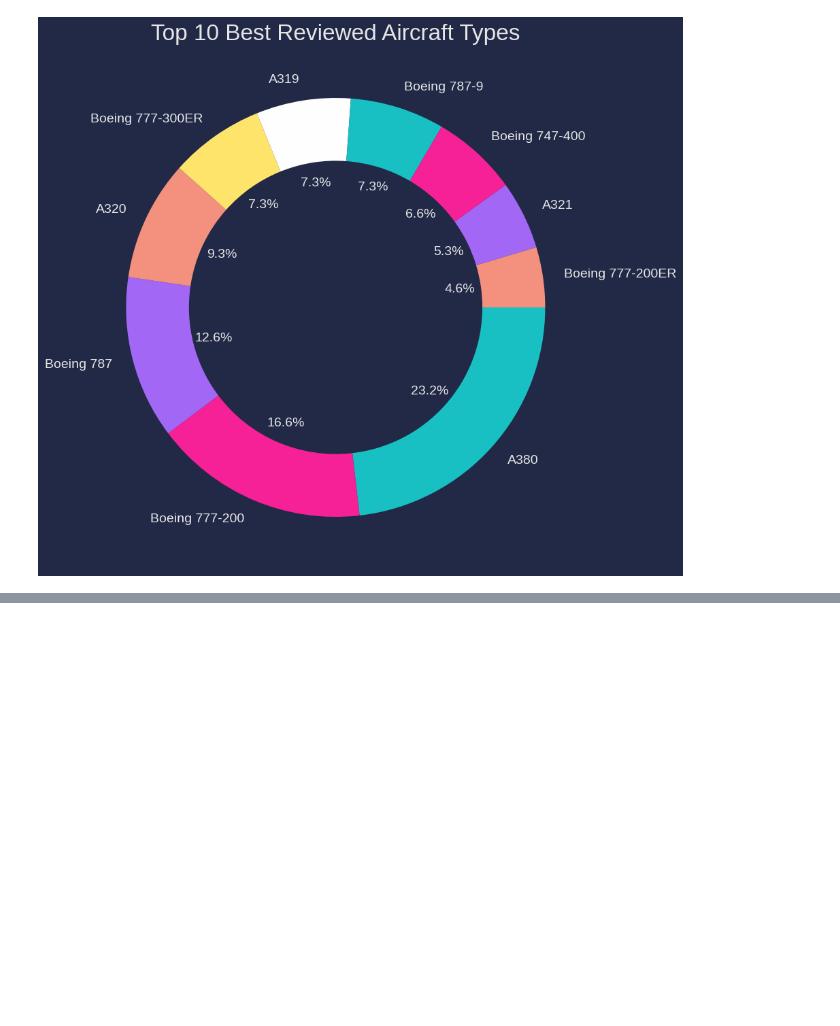
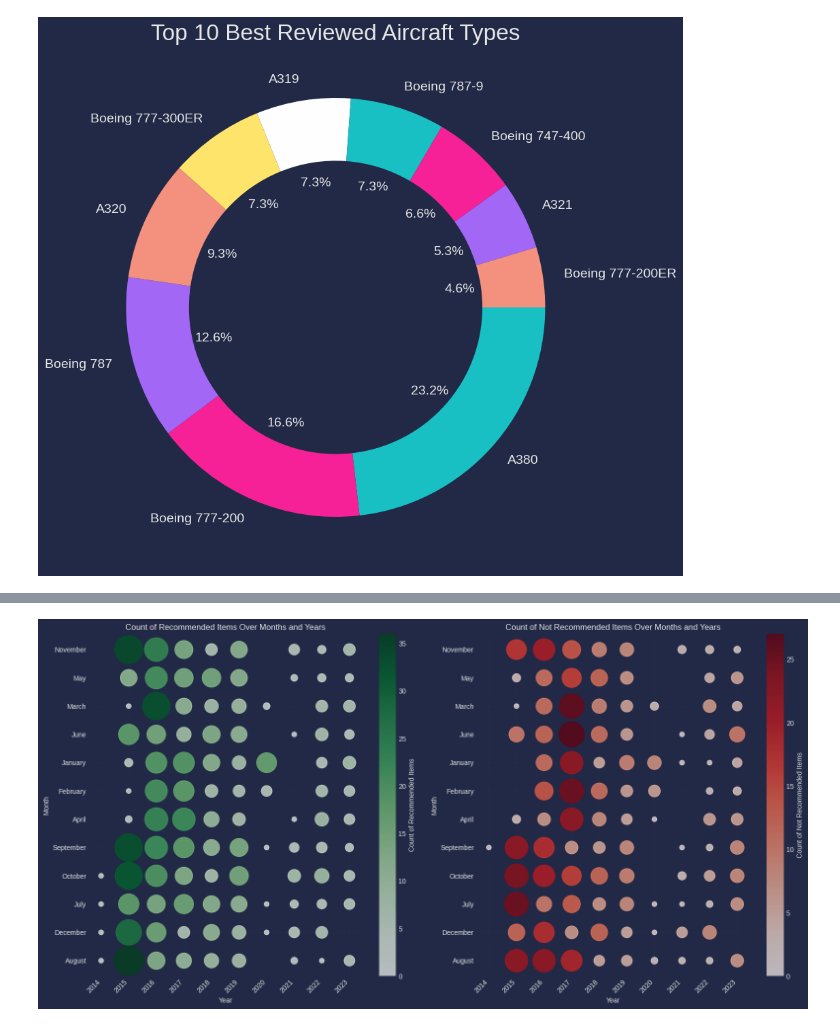
Before and after one commit to FlossyMaze/Airline-Customer-Review-Analysis, a Jupyter notebook: Task1 - WebScraping/Visualize_ReviewData.ipynb, the cells around one changed output, grey strips where cells are left out. Saved outputs shown, nothing was run; the diff lists cells and outputs as text; code cells hidden in the pictures; blank space fills up the shorter version.

```diff
--- a/Task1 - WebScraping/Visualize_ReviewData.ipynb
+++ b/Task1 - WebScraping/Visualize_ReviewData.ipynb
@@ -274,0 +278,14 @@ plt.show()
+# %%
+df = df.dropna(subset=['date_flown'])
+
+# Convert 'date_flown' to datetime format
+df['date_flown'] = pd.to_datetime(df['date_flown'], format='%B %Y')
+
+df['month'] = df['date_flown'].dt.month_name()
+df['year'] = df['date_flown'].dt.year
+
+# Group by year, month, and recommended
+grouped_data = df.groupby(['year', 'month', 'recommended']).size().unstack(fill_value=0).reset_index()
+
+# Calculate total count of items (recommended + not recommended) for each month
+grouped_data['total_count'] = grouped_data[0] + grouped_data[1]
@@ -274,0 +308,57 @@ plt.show()
+# %%
+# Set up the bubble chart
+fig, (ax1, ax2) = plt.subplots(1, 2, figsize=(16, 8))
+
+# Scatter plot with bubble size representing the count of recommended items - Green Color
+scatter1 = ax1.scatter(
+    grouped_data['year'],
+    grouped_data['month'],
+    s=grouped_data[1] * 50,  # Scale up for better visibility, assuming 1 is recommended
+    c=grouped_data[1],  # Color based on recommended
+    alpha=0.7,  # Adjust transparency
+    cmap='Greens'  # Use a green colormap
+)
+
+# Add labels and title
+ax1.set_xlabel('Year')
+ax1.set_ylabel('Month')
+ax1.set_title('Count of Recommended Items Over Months and Years')
+ax1.grid(True, which='both', linestyle='--', linewidth=0.5)
+
+# Rotate x-axis labels for better visibility
+ax1.set_xticks(grouped_data['year'].unique())
+ax1.set_xticklabels(grouped_data['year'].unique(), rotation=45, ha='right')
+
+# Add colorbar
+cbar1 = plt.colorbar(scatter1, ax=ax1)
+cbar1.set_label('Count of Recommended Items')
+
+# Scatter plot with bubble size representing the count of not recommended items - Red Color
+scatter2 = ax2.scatter(
+    grouped_data['year'],
+    grouped_data['month'],
+    s=grouped_data[0] * 50,  # Scale up for better visibility, assuming 0 is not recommended
+    c=grouped_data[0],  # Color based on not recommended
+    alpha=0.7,  # Adjust transparency
+    cmap='Reds'  # Use a red colormap
+)
+
+# Add labels and title
+ax2.set_xlabel('Year')
+ax2.set_ylabel('Month')
+ax2.set_title('Count of Not Recommended Items Over Months and Years')
+ax2.grid(True, which='both', linestyle='--', linewidth=0.5)
+
+# Rotate x-axis labels for better visibility
+ax2.set_xticks(grouped_data['year'].unique())
+ax2.set_xticklabels(grouped_data['year'].unique(), rotation=45, ha='right')
+
+# Add colorbar
+cbar2 = plt.colorbar(scatter2, ax=ax2)
+cbar2.set_label('Count of Not Recommended Items')
+
+# Show the plot
+plt.tight_layout()
+plt.show()
+# %% [output]
+[figure, added]
```
Also changed, not shown: parts of 8 cells of this notebook.
